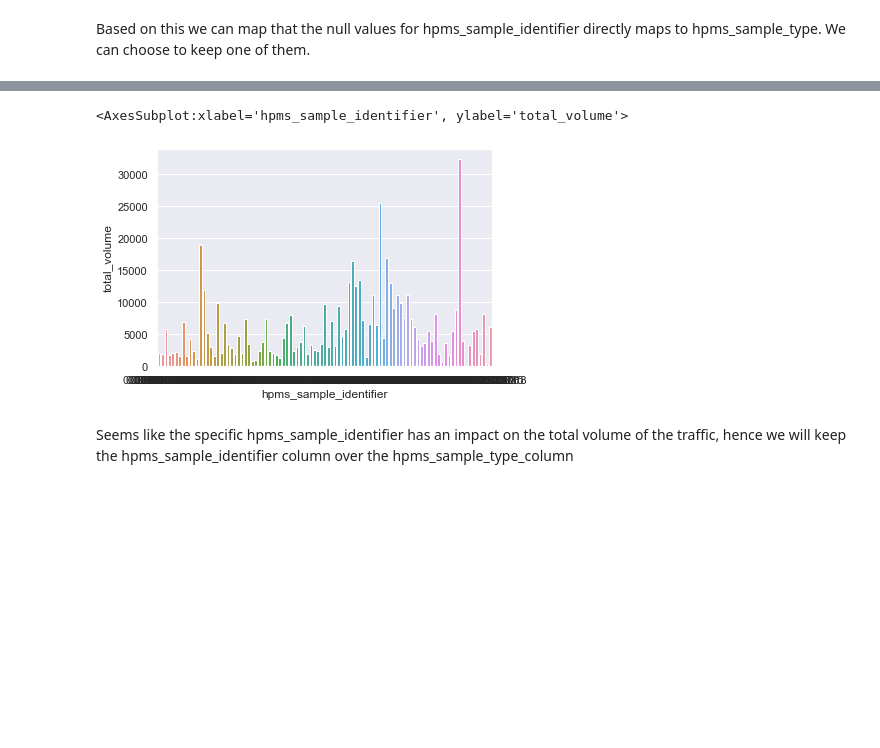
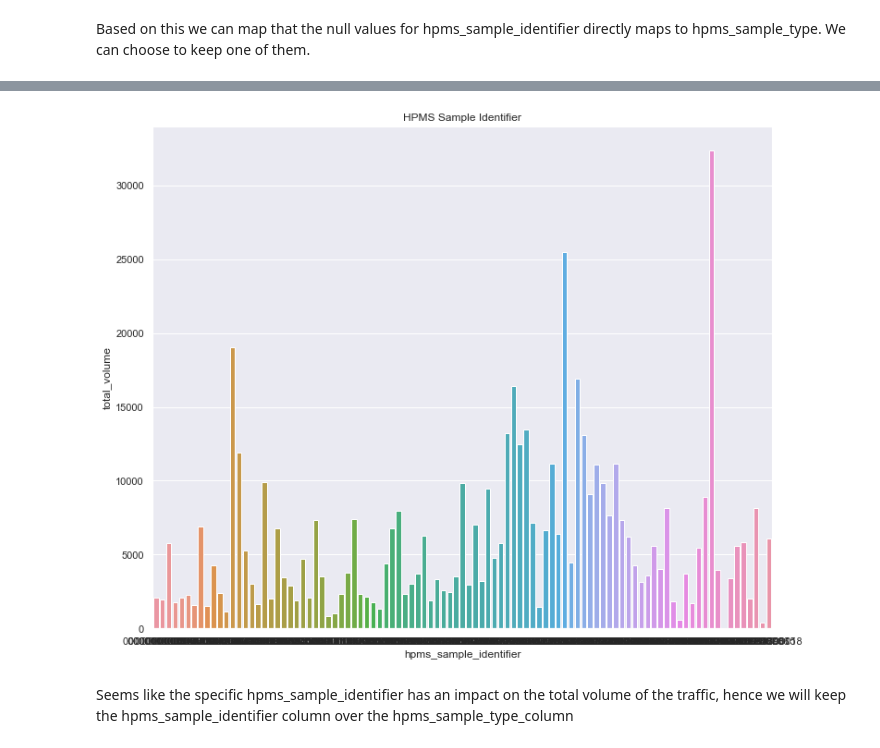
Before and after one commit to Daryl-PSH/us_traffic, a Jupyter notebook: notebooks/EDA.ipynb, the cells around one changed output, grey strips where cells are left out. Drawn from its saved outputs; the diff is of its cells as text; code cells hidden in the pictures; blank space fills up the shorter version.

```diff
--- a/notebooks/EDA.ipynb
+++ b/notebooks/EDA.ipynb
@@ -317,11 +292,11 @@ hpms_groupby
 # %%
 plot_dims = (12, 10)
 fig, ax= plt.subplots(figsize=plot_dims)
-plt.title("HPMS Sample ")
+plt.title("HPMS Sample Identifier")
 sns.barplot(x=hpms_groupby.index, y="total_volume", data=hpms_groupby)
+plt.show()
 # %% [output]
-<AxesSubplot:xlabel='hpms_sample_identifier', ylabel='total_volume'>
-[figure, old version]
+[figure, new version]
 # %% [markdown]
 Seems like the specific hpms_sample_identifier has an impact on the total volume of the traffic, hence we will keep the hpms_sample_identifier column over the hpms_sample_type_column
 # %%
```
Also changed, not shown: parts of 6 cells of this notebook.
